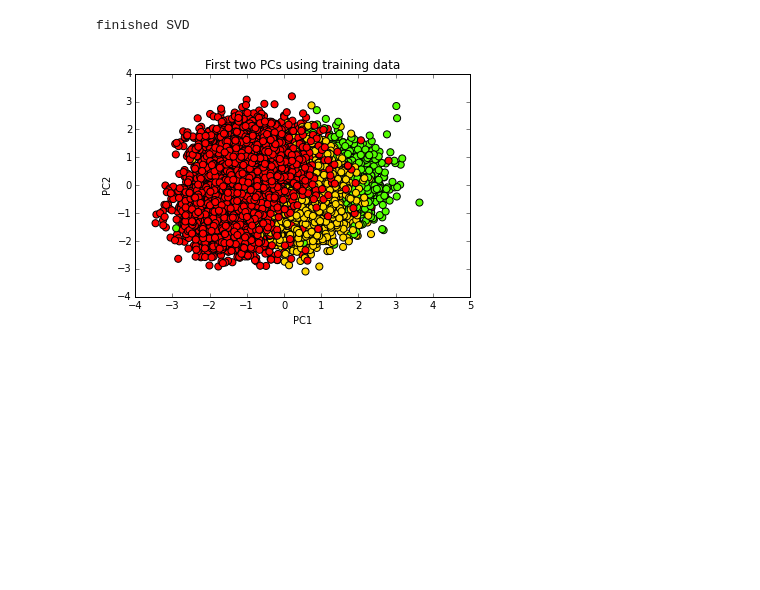
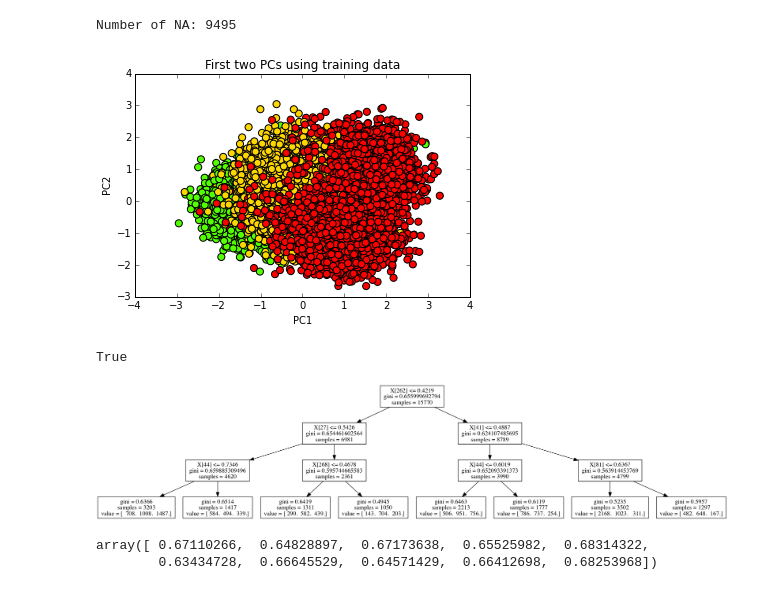
Before and after one commit to bin09122015/HW5, a Jupyter notebook: Visualization.ipynb, the cells around one changed output. Saved outputs shown, nothing was run; the diff lists cells and outputs as text; code cells hidden in the pictures; blank space fills up the shorter version.

```diff
--- a/Visualization.ipynb
+++ b/Visualization.ipynb
@@ -5,21 +5,50 @@ import sys
 import os
 
 import numpy as np
-import matplotlib.pyplot as plt
+import statistics
+
+PLACEHOLDER = -5.0
+N_COLS = 300
 
 f = open("trainingData.txt")
-rows = [];
+
+cols = []
+for col_i in range(N_COLS):
+    col = []
+    cols.append(col)
+
+rows = []
+n_na = 0
+
 while True:
     row = f.readline()
     if row == "": break
-    features = [float(number) if number != 'NA' else -5.0 for number in row.split()]
+    features = [float(number) if number != 'NA' else PLACEHOLDER for number in row.split()]
+
+    for col_i in range(N_COLS):
+        if features[col_i] != PLACEHOLDER:
+            cols[col_i].append(features[col_i])
+        else:
+            n_na += 1
+
     rows.append(features)
 f.close()
+
+print ("Number of NA:", n_na)
+
+medians = []
+for col_i in range(N_COLS):
+    medians.append(statistics.median(cols[col_i]))
+
+for i, features in enumerate(rows):
+    for j, feature in enumerate(features):
+        if feature == PLACEHOLDER:
+            rows[i][j] = medians[j]
 
 X = np.array(rows)
 
 f = open("trainingTruth.txt")
-rows = [];
+rows = []
 while True:
     row = f.readline()
     if row == "": break
@@ -27,6 +56,8 @@ while True:
 f.close()
 
 Y = np.array(rows)
+# %% [output]
+Number of NA: 9495
 # %%
 from sklearn import decomposition
 
@@ -34,13 +65,10 @@ svd = decomposition.PCA(n_components=2)
 X_centered = X - np.mean(X, axis=0)
 X_2d = svd.fit_transform(X_centered)
 
-print ('finished SVD')
-
 plt.scatter(X_2d[:,0], X_2d[:,1], c=Y, s = 50, cmap=plt.cm.prism)
 plt.xlabel('PC1')
 plt.ylabel('PC2')
 plt.title('First two PCs using training data')
 plt.show()
 # %% [output]
-finished SVD
-[figure, old version]
+[figure, new version]
@@ -47 +94,18 @@ finished SVD
+# %%
+dot_data = StringIO()
+tree.export_graphviz(clf, out_file=dot_data)
+graph = pydotplus.graph_from_dot_data(dot_data.getvalue())
+graph.write_pdf("tree.pdf")
+# %% [output]
+True
+# %%
+Image(graph.create_png())
+# %% [output]
+[figure, added]
+# %%
+clf = RandomForestClassifier(n_estimators=20)
+cross_val_score(clf, X, Y, cv=10)
+# %% [output]
+array([ 0.67110266,  0.64828897,  0.67173638,  0.65525982,  0.68314322,
+        0.63434728,  0.66645529,  0.64571429,  0.66412698,  0.68253968])
 # %%
```
Also changed, not shown: parts of 3 cells of this notebook, 1 other file.
